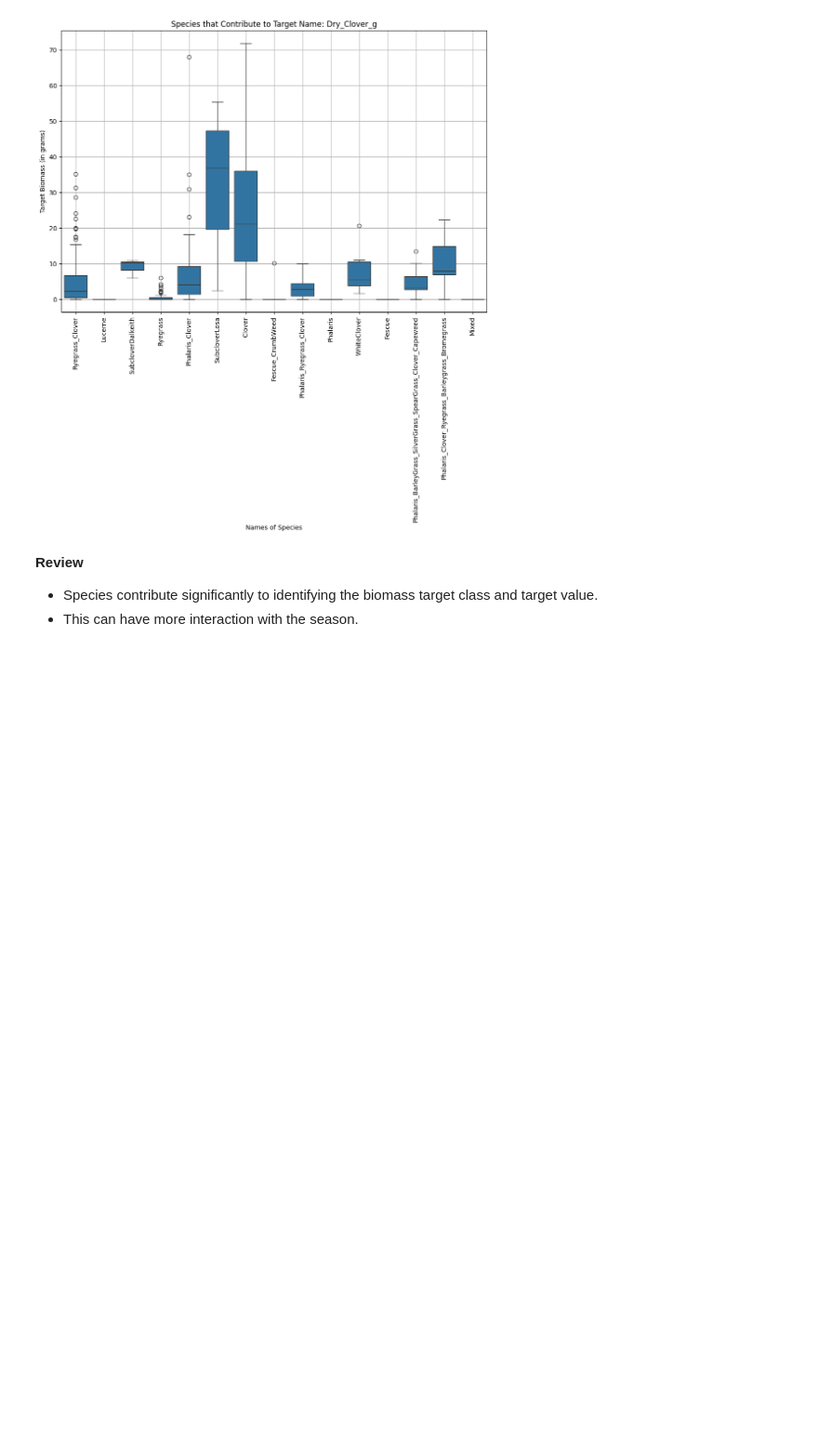
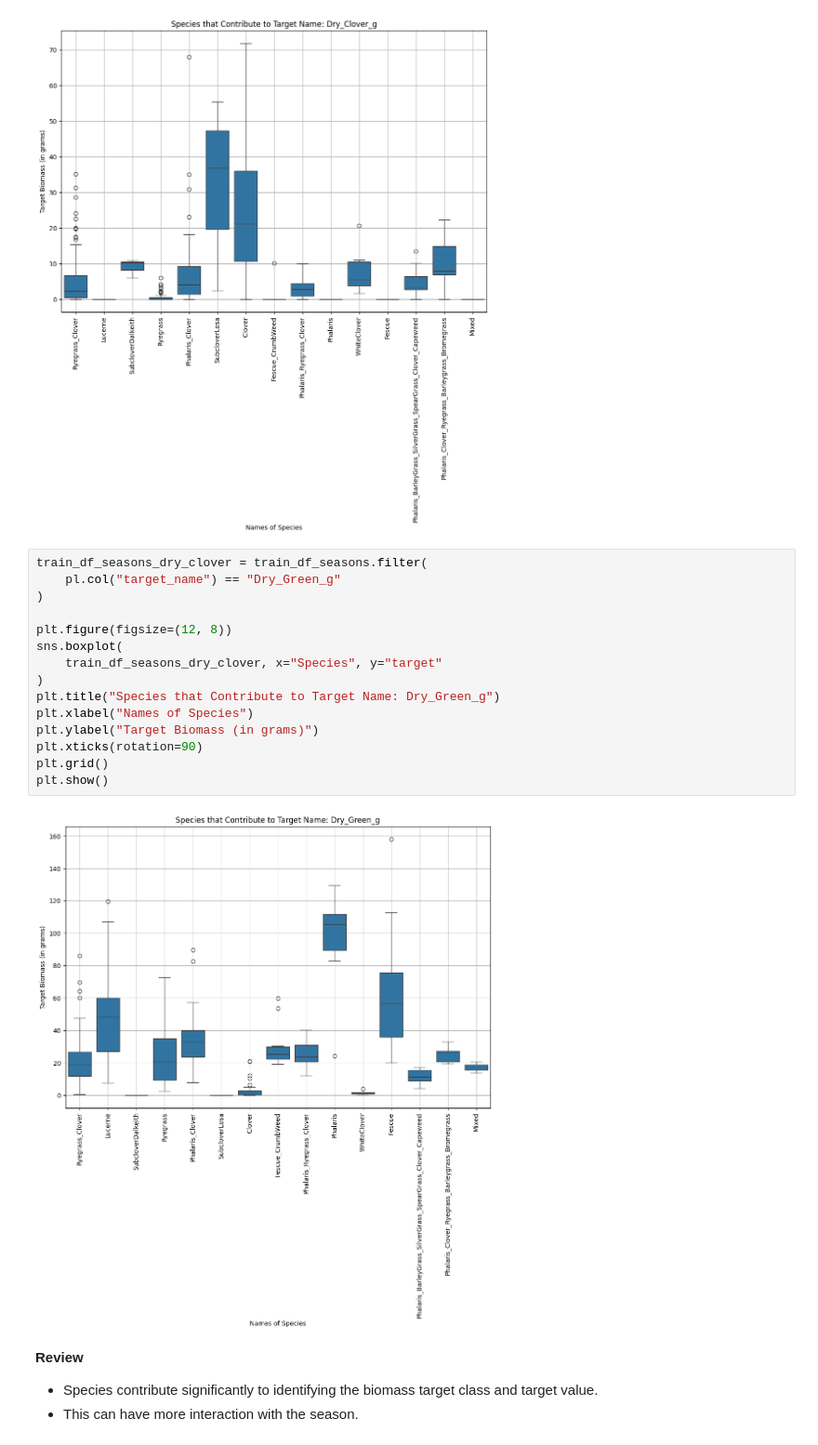
Before and after one commit to anilhimam17/CSIRO-Image2BioMass-Kaggle, a Jupyter notebook: exploration.ipynb, the cells around one changed output. Shown at 93% size. Saved outputs shown, nothing was run; the diff lists cells and outputs as text; blank space fills up the shorter version.

Commit message:
refactor: added new graphs for species feature engineering.

```diff
--- a/exploration.ipynb
+++ b/exploration.ipynb
@@ -268,6 +268,23 @@ plt.grid()
 plt.show()
 # %% [output]
 [figure]
+# %%
+train_df_seasons_dry_clover = train_df_seasons.filter(
+    pl.col("target_name") == "Dry_Green_g"
+)
+
+plt.figure(figsize=(12, 8))
+sns.boxplot(
+    train_df_seasons_dry_clover, x="Species", y="target"
+)
+plt.title("Species that Contribute to Target Name: Dry_Green_g")
+plt.xlabel("Names of Species")
+plt.ylabel("Target Biomass (in grams)")
+plt.xticks(rotation=90)
+plt.grid()
+plt.show()
+# %% [output]
+[figure, added]
 # %% [markdown]
 **Review**
 - Species contribute significantly to identifying the biomass target class and target value.
```
Also changed, not shown: parts of 3 cells of this notebook.
